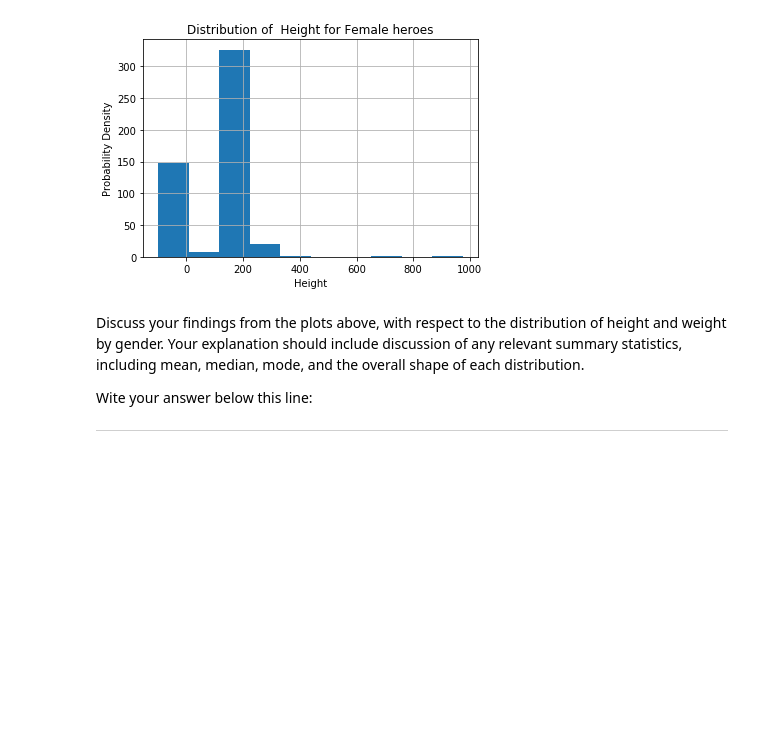
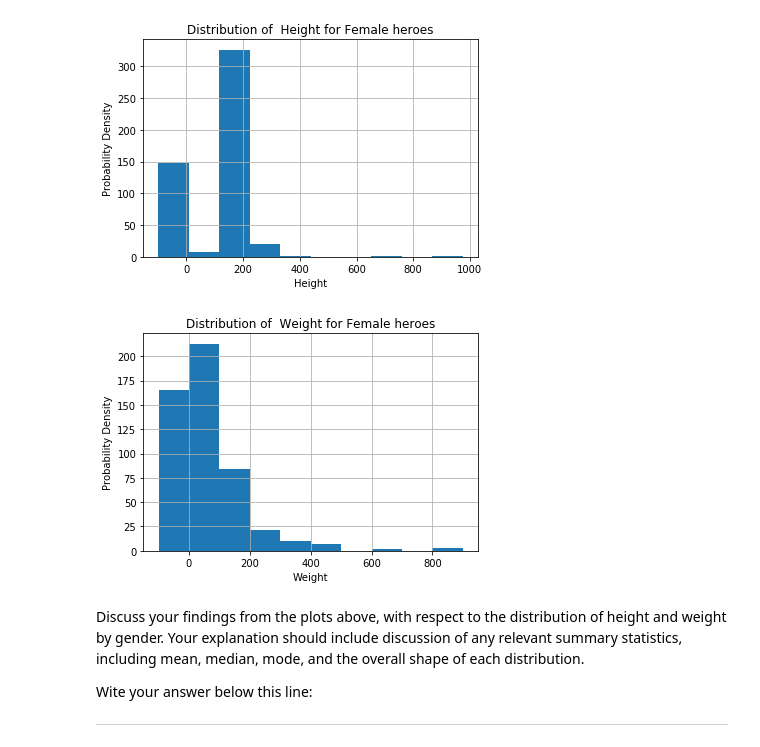
Before and after one commit to lnhdn/dsc-data-cleaning-project-nyc-ds-career-042219, a Jupyter notebook: index.ipynb, the cells around one changed output. Saved outputs shown, nothing was run; the diff lists cells and outputs as text; code cells hidden in the pictures; blank space fills up the shorter version.

```diff
--- a/index.ipynb
+++ b/index.ipynb
@@ -312,7 +312,9 @@ show_distplot(male_heroes_df, 'Female', 'Height')
 [figure]
 # %%
 # Female Weight
-show_distplot(male_heroes_df, 'Female', 'Height')
+show_distplot(male_heroes_df, 'Female', 'Weight')
+# %% [output]
+[figure, added]
 # %% [markdown]
 Discuss your findings from the plots above, with respect to the distribution of height and weight by gender.  Your explanation should include discussion of any relevant summary statistics, including mean, median, mode, and the overall shape of each distribution.
 
```
